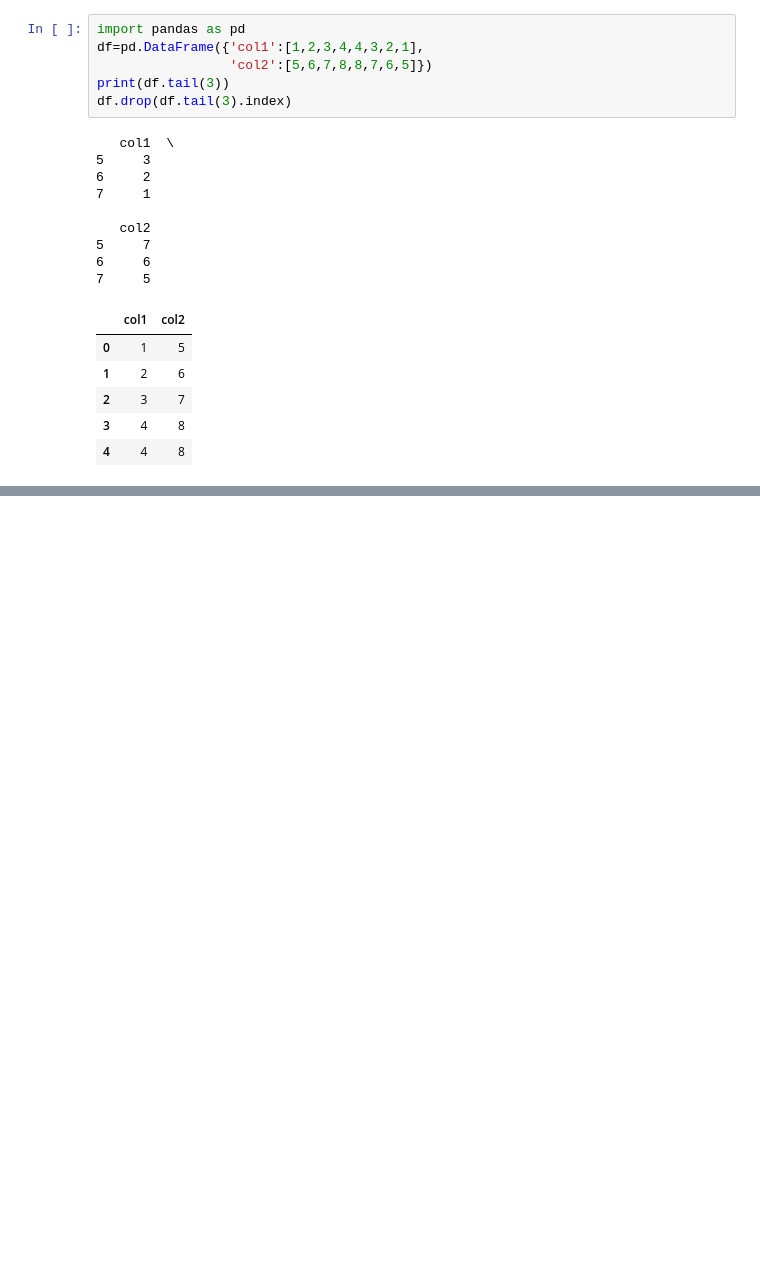
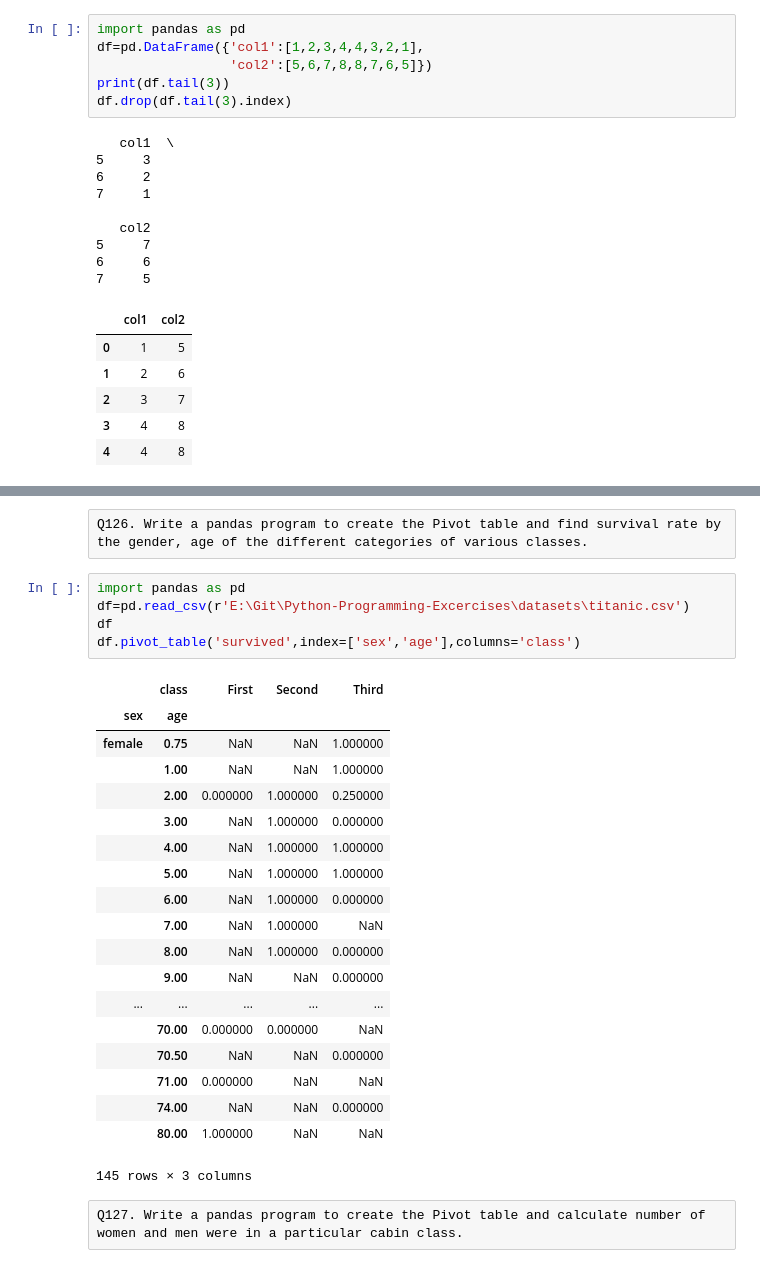
Before and after one commit to naveenkumardb/Python-Programming-Excercises, a Jupyter notebook: Python Subjective Programming Excercises.ipynb, the cells around one changed output, grey strips where cells are left out. Saved outputs shown, nothing was run; the diff lists cells and outputs as text; blank space fills up the shorter version.

```diff
--- a/Python Subjective Programming Excercises.ipynb
+++ b/Python Subjective Programming Excercises.ipynb
@@ -2338,0 +2543,29 @@ df.drop(df.tail(3).index)
+# %% [raw]
+Q126. Write a pandas program to create the Pivot table and find survival rate by the gender, age of the different categories of various classes.
+# %%
+import pandas as pd
+df=pd.read_csv(r'E:\Git\Python-Programming-Excercises\datasets\titanic.csv')
+df
+df.pivot_table('survived',index=['sex','age'],columns='class')
+# %% [output]
+|  | class | First | Second | Third |
+| sex | age |  |  |  |
+| female | 0.75 | NaN | NaN | 1.000000 |
+|  | 1.00 | NaN | NaN | 1.000000 |
+|  | 2.00 | 0.000000 | 1.000000 | 0.250000 |
+|  | 3.00 | NaN | 1.000000 | 0.000000 |
+|  | 4.00 | NaN | 1.000000 | 1.000000 |
+|  | 5.00 | NaN | 1.000000 | 1.000000 |
+|  | 6.00 | NaN | 1.000000 | 0.000000 |
+|  | 7.00 | NaN | 1.000000 | NaN |
+|  | 8.00 | NaN | 1.000000 | 0.000000 |
+|  | 9.00 | NaN | NaN | 0.000000 |
+| ... | ... | ... | ... | ... |
+|  | 70.00 | 0.000000 | 0.000000 | NaN |
+|  | 70.50 | NaN | NaN | 0.000000 |
+|  | 71.00 | 0.000000 | NaN | NaN |
+|  | 74.00 | NaN | NaN | 0.000000 |
+|  | 80.00 | 1.000000 | NaN | NaN |
+145 rows × 3 columns
+# %% [raw]
+Q127. Write a pandas program to create the Pivot table and calculate number of women and men were in a particular cabin class.
```
Also changed, not shown: parts of 25 cells of this notebook, 5 other files.
